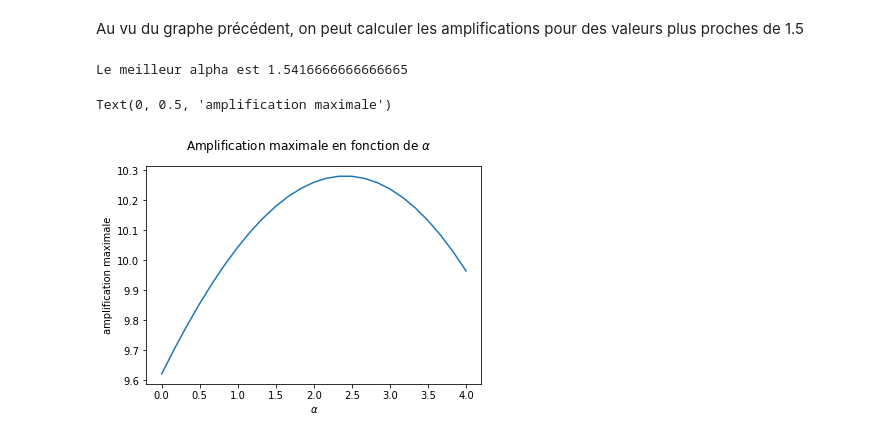
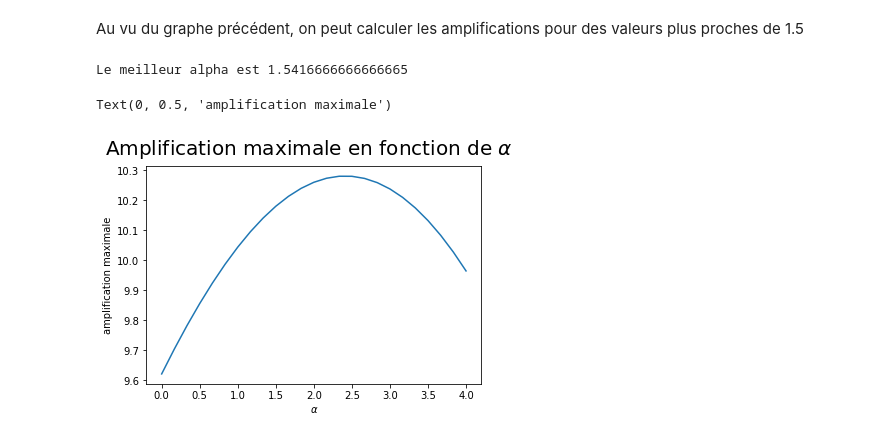
Before and after one commit to MWeytens/Orr-Sommerfeld, a Jupyter notebook: Orr-Sommerfeld.ipynb, the cells around one changed output. Drawn from its saved outputs; the diff is of its cells as text; code cells hidden in the pictures.

```diff
--- a/Orr-Sommerfeld.ipynb
+++ b/Orr-Sommerfeld.ipynb
@@ -569,10 +569,10 @@ def RK4_matriciel(N_t, dt, y, X_0, L):
         k4 = dt * numpy.matmul(L, X_n_ind + k3)
         X_n_ind += (k1 + 2*k2 + 2*k3 + k4)/6
     # Conditions aux bords
-    #X_n[0,:] = numpy.zeros(N_y,dtype=complex)
+    X_n[0,:] = numpy.zeros(N_y,dtype=complex)
     X_n[1, : ] = 0.25 * X_n[2, :]
     X_n[N_y-2, : ] = 0.25 * X_n[N_y-3, :]
-    #X_n[N_y-1, : ] = numpy.zeros(N_y,dtype=complex)
+    X_n[N_y-1, : ] = numpy.zeros(N_y,dtype=complex)
     return X_n
 # %% [markdown]
 **Question 7: (1 point)**
@@ -727,14 +727,14 @@ Au vu du graphe précédent, on peut calculer les amplifications pour des valeur
 # %%
 best_alpha, amplis = best_amp(numpy.linspace(1.25,1.75,num=25))
 
 print('Le meilleur alpha est',best_alpha)
 
 # On fait le graphe
 pyplot.plot(alphas,amplis)
-pyplot.suptitle(r'Amplification maximale en fonction de $\alpha$')
+pyplot.suptitle(r'Amplification maximale en fonction de $\alpha$', fontsize = 20)
 pyplot.xlabel(r'$\alpha$')
 pyplot.ylabel('amplification maximale')
 # %% [output]
 Le meilleur alpha est 1.5416666666666665
 Text(0, 0.5, 'amplification maximale')
-[figure, old version]
+[figure, new version]
```
Also changed, not shown: parts of 4 cells of this notebook.
